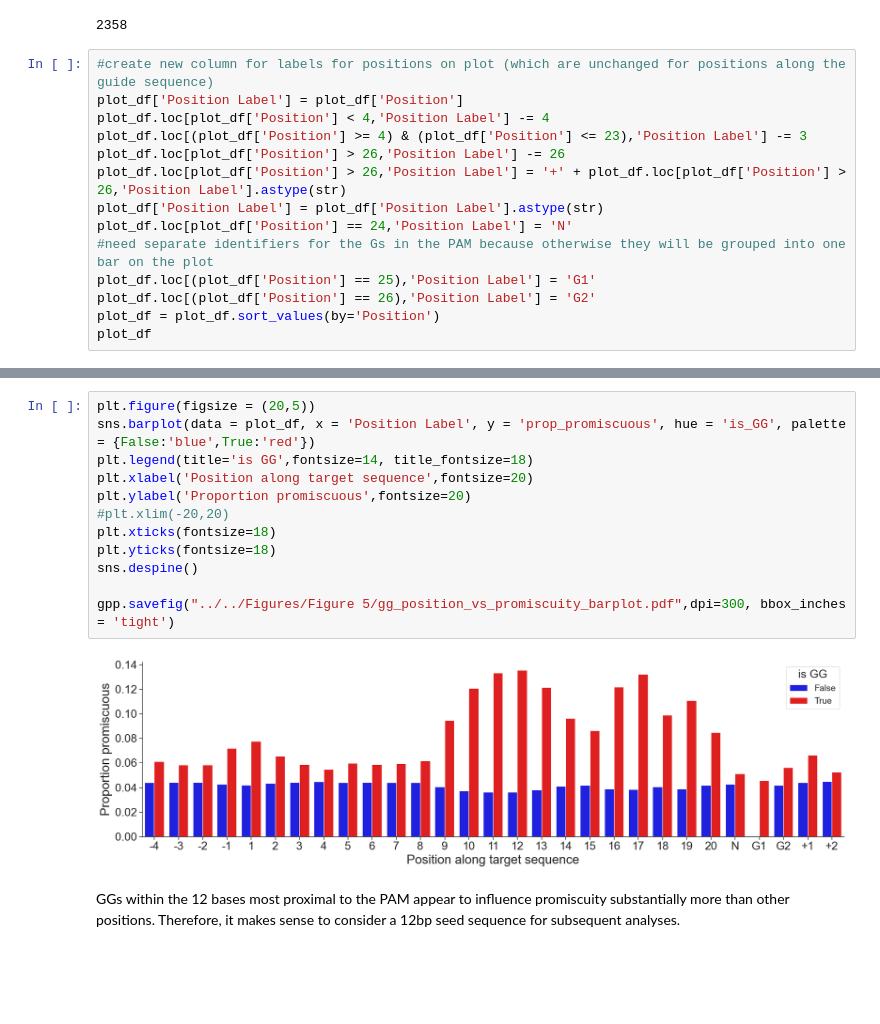
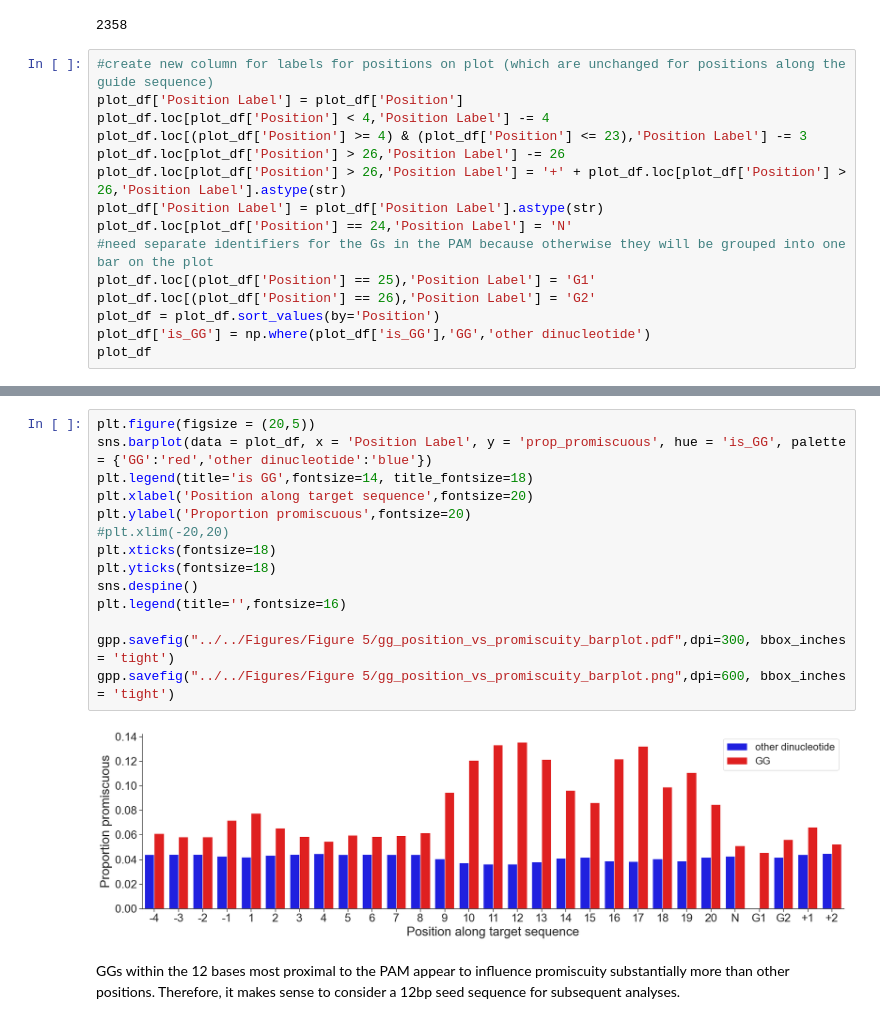
Before and after one commit to ssrikant2/CRISPRi_manuscript, a Jupyter notebook: Notebooks/07-Off-Target Analysis/02_Seed_Score_Development.ipynb, the cells around one changed output, grey strips where cells are left out. Saved outputs shown, nothing was run; the diff lists cells and outputs as text; blank space fills up the shorter version.

```diff
--- a/Notebooks/07-Off-Target Analysis/02_Seed_Score_Development.ipynb
+++ b/Notebooks/07-Off-Target Analysis/02_Seed_Score_Development.ipynb
@@ -94,6 +94,7 @@ plot_df.loc[plot_df['Position'] == 24,'Position Label'] = 'N'
 plot_df.loc[(plot_df['Position'] == 25),'Position Label'] = 'G1'
 plot_df.loc[(plot_df['Position'] == 26),'Position Label'] = 'G2'
 plot_df = plot_df.sort_values(by='Position')
+plot_df['is_GG'] = np.where(plot_df['is_GG'],'GG','other dinucleotide')
 plot_df
 # %% [output]
 |  | Position | is_GG | prop_promiscuous | group_size | Position Label |
@@ -116,17 +117,19 @@ plot_df
 # %%
 plt.figure(figsize = (20,5))
-sns.barplot(data = plot_df, x = 'Position Label', y = 'prop_promiscuous', hue = 'is_GG', palette = {False:'blue',True:'red'})
+sns.barplot(data = plot_df, x = 'Position Label', y = 'prop_promiscuous', hue = 'is_GG', palette = {'GG':'red','other dinucleotide':'blue'})
 plt.legend(title='is GG',fontsize=14, title_fontsize=18)
 plt.xlabel('Position along target sequence',fontsize=20)
 plt.ylabel('Proportion promiscuous',fontsize=20)
 #plt.xlim(-20,20)
 plt.xticks(fontsize=18)
 plt.yticks(fontsize=18)
 sns.despine()
+plt.legend(title='',fontsize=16)
 
 gpp.savefig("../../Figures/Figure 5/gg_position_vs_promiscuity_barplot.pdf",dpi=300, bbox_inches = 'tight')
+gpp.savefig("../../Figures/Figure 5/gg_position_vs_promiscuity_barplot.png",dpi=600, bbox_inches = 'tight')
 # %% [output]
-[figure, old version]
+[figure, new version]
 # %% [markdown]
 GGs within the 12 bases most proximal to the PAM appear to influence promiscuity substantially more than other positions. Therefore, it makes sense to consider a 12bp seed sequence for subsequent analyses.
 # %% [markdown]
```
Also changed, not shown: parts of 3 cells of this notebook, 41 other files.
